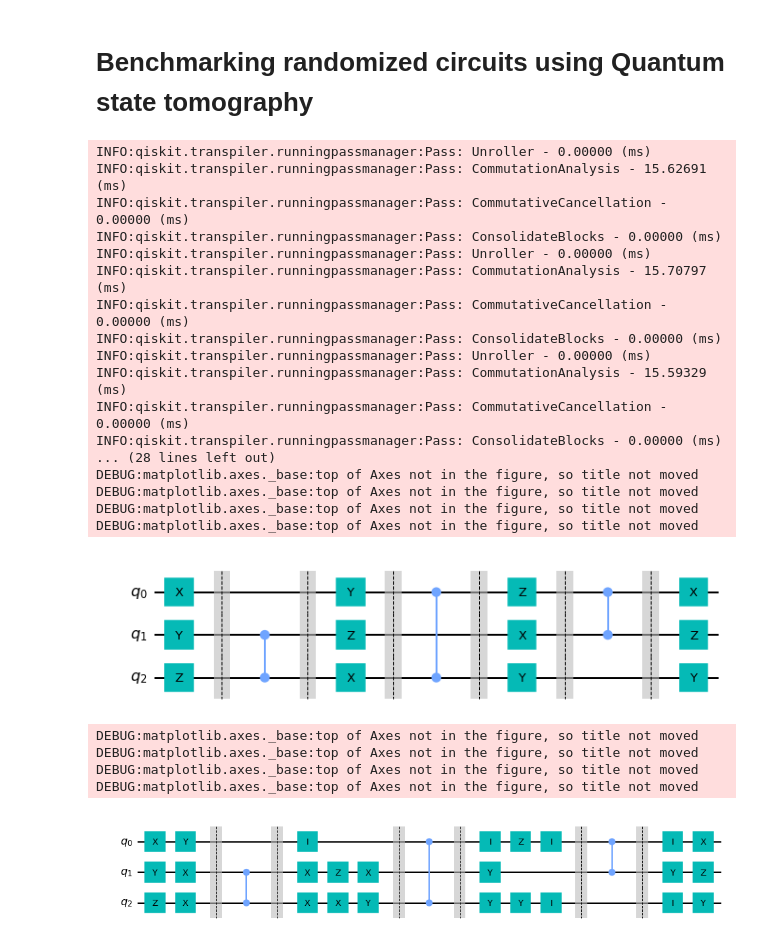
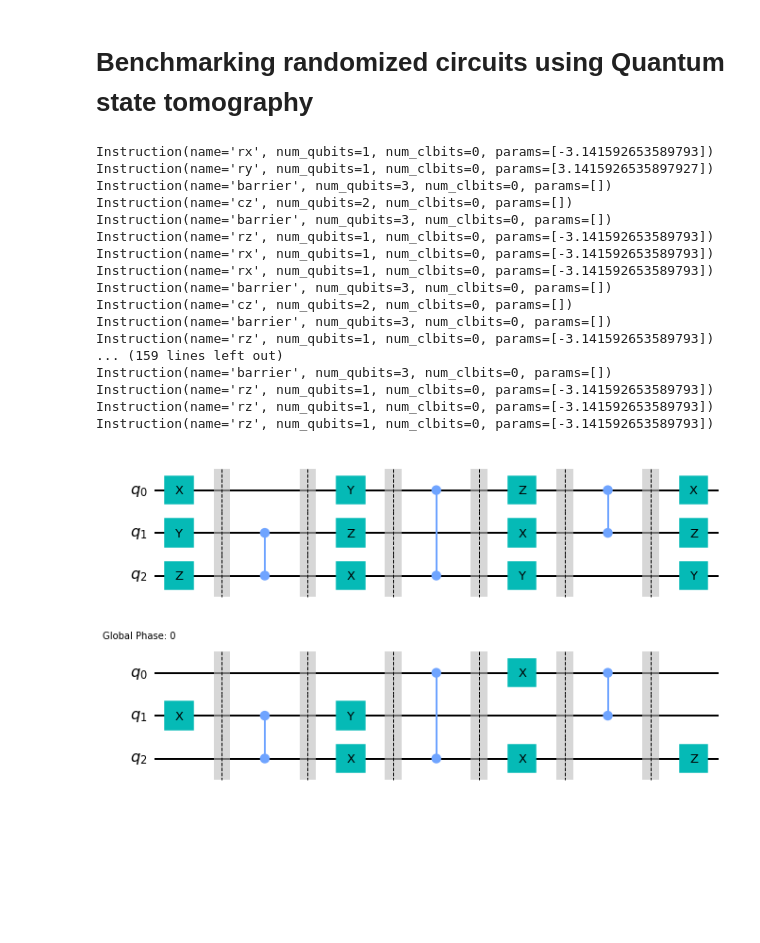
Before and after one commit to bicycle315/2022Summer-Hackathon_RB-with-Dynamical-Decoupling, a Jupyter notebook: GHKim/QST.ipynb, the cells around one changed output. Cells and saved outputs as stored; diff of their text form; code cells hidden in the pictures; blank space fills up the shorter version.

```diff
--- a/GHKim/QST.ipynb
+++ b/GHKim/QST.ipynb
@@ -89,6 +89,7 @@ def tvd_benchmark_rc_circuit(original_circuit, randomized_circuits, backend, sho
 # %%
 from qiskit.converters import circuit_to_dag
 from qiskit.transpiler import TransformationPass
+import numpy as np
 
 # Code taken from https://quantumcomputing.stackexchange.com/questions/22149/replace-gate-with-known-identity-in-quantum-circuit
 class RtoPauliTranslator(TransformationPass):
@@ -97,15 +98,16 @@ class RtoPauliTranslator(TransformationPass):
 
         # iterate over all operations
         for node in dag.op_nodes():
+            print(node.op)
 
             if node.op.name in ["rx", "ry", "rz"]:
                 # calculate the replacement
                 replacement = QuantumCircuit(1)
-                if node.op.name == "rx":
+                if node.op.name == "rx" and abs(node.op.params[0]) == np.pi:
                     replacement.x(0)
-                elif node.op.name == "ry":
+                elif node.op.name == "ry" and abs(node.op.params[0]) == np.pi:
                     replacement.y(0)
-                else:
+                elif node.op.name == "rz" and abs(node.op.params[0]) == np.pi:
                     replacement.z(0)
 
                 # replace the node with our new decomposition
@@ -200,13 +202,13 @@ def randomized_circuit(q_input, circ_number, max_iter):
             q_out.compose(q_temp, range(q_transform.num_qubits), inplace=True)
 
         # q_final = transpile(q_out, basis_gates=['id', 'x', 'y', 'z', 'rz', 't', 'h', 'cz'], optimization_level=0)
-        from qiskit.transpiler import PassManager
-        from qiskit.transpiler.passes import Unroller, CommutativeCancellation, ConsolidateBlocks
-        pass1 = Unroller(['x', 'y', 'z', 'id', 'cz'])
-        pass2 = CommutativeCancellation()
-        pass3 = ConsolidateBlocks(basis_gates=['x', 'y', 'z', 'id'])
-        pm = PassManager([pass1, pass2, pass3])
-        q_out = pm.run(q_out)
+
+        from qiskit.compiler import transpile
+
+        q_out = transpile(q_out, basis_gates=['id', 'u3', 'cz'], optimization_level=3)
+        q_out = transpile(q_out, basis_gates=['rx', 'rz', 'ry', 'cz', 'id'], optimization_level=3)
+        q_out = RtoPauliTranslator()(q_out)
+
         random_circuit_set.append(q_out)
 
     return random_circuit_set
@@ -242,39 +244,32 @@ target.y(2)
 
 # target = transpile(target, basis_gates=['id', 'x', 'y', 'z', 'cz', 'h', 't', 'rz'], optimization_level=0)
 
-import logging
-logging.basicConfig(level='DEBUG')
-
 rc_circs = randomized_circuit(target, 10, 1)
 
 target.draw('mpl')
 # %% [output]
-INFO:qiskit.transpiler.runningpassmanager:Pass: Unroller - 0.00000 (ms)
-INFO:qiskit.transpiler.runningpassmanager:Pass: CommutationAnalysis - 15.62691 (ms)
-INFO:qiskit.transpiler.runningpassmanager:Pass: CommutativeCancellation - 0.00000 (ms)
-INFO:qiskit.transpiler.runningpassmanager:Pass: ConsolidateBlocks - 0.00000 (ms)
-INFO:qiskit.transpiler.runningpassmanager:Pass: Unroller - 0.00000 (ms)
-INFO:qiskit.transpiler.runningpassmanager:Pass: CommutationAnalysis - 15.70797 (ms)
-INFO:qiskit.transpiler.runningpassmanager:Pass: CommutativeCancellation - 0.00000 (ms)
-INFO:qiskit.transpiler.runningpassmanager:Pass: ConsolidateBlocks - 0.00000 (ms)
-INFO:qiskit.transpiler.runningpassmanager:Pass: Unroller - 0.00000 (ms)
-INFO:qiskit.transpiler.runningpassmanager:Pass: CommutationAnalysis - 15.59329 (ms)
-INFO:qiskit.transpiler.runningpassmanager:Pass: CommutativeCancellation - 0.00000 (ms)
-INFO:qiskit.transpiler.runningpassmanager:Pass: ConsolidateBlocks - 0.00000 (ms)
-... (28 lines left out)
-DEBUG:matplotlib.axes._base:top of Axes not in the figure, so title not moved
-DEBUG:matplotlib.axes._base:top of Axes not in the figure, so title not moved
-DEBUG:matplotlib.axes._base:top of Axes not in the figure, so title not moved
-DEBUG:matplotlib.axes._base:top of Axes not in the figure, so title not moved
+Instruction(name='rx', num_qubits=1, num_clbits=0, params=[-3.141592653589793])
+Instruction(name='ry', num_qubits=1, num_clbits=0, params=[3.1415926535897927])
+Instruction(name='barrier', num_qubits=3, num_clbits=0, params=[])
+Instruction(name='cz', num_qubits=2, num_clbits=0, params=[])
+Instruction(name='barrier', num_qubits=3, num_clbits=0, params=[])
+Instruction(name='rz', num_qubits=1, num_clbits=0, params=[-3.141592653589793])
+Instruction(name='rx', num_qubits=1, num_clbits=0, params=[-3.141592653589793])
+Instruction(name='rx', num_qubits=1, num_clbits=0, params=[-3.141592653589793])
+Instruction(name='barrier', num_qubits=3, num_clbits=0, params=[])
+Instruction(name='cz', num_qubits=2, num_clbits=0, params=[])
+Instruction(name='barrier', num_qubits=3, num_clbits=0, params=[])
+Instruction(name='rz', num_qubits=1, num_clbits=0, params=[-3.141592653589793])
+... (159 lines left out)
+Instruction(name='barrier', num_qubits=3, num_clbits=0, params=[])
+Instruction(name='rz', num_qubits=1, num_clbits=0, params=[-3.141592653589793])
+Instruction(name='rz', num_qubits=1, num_clbits=0, params=[-3.141592653589793])
+Instruction(name='rz', num_qubits=1, num_clbits=0, params=[-3.141592653589793])
 [figure]
 # %%
-rc_circs[1].draw('mpl')
+rc_circs[8].draw('mpl')
 # %% [output]
-DEBUG:matplotlib.axes._base:top of Axes not in the figure, so title not moved
-DEBUG:matplotlib.axes._base:top of Axes not in the figure, so title not moved
-DEBUG:matplotlib.axes._base:top of Axes not in the figure, so title not moved
-DEBUG:matplotlib.axes._base:top of Axes not in the figure, so title not moved
-[figure, old version]
+[figure, new version]
 # %%
 from qiskit.providers.aer.noise import NoiseModel
 from qiskit.providers.aer.noise import coherent_unitary_error
```
